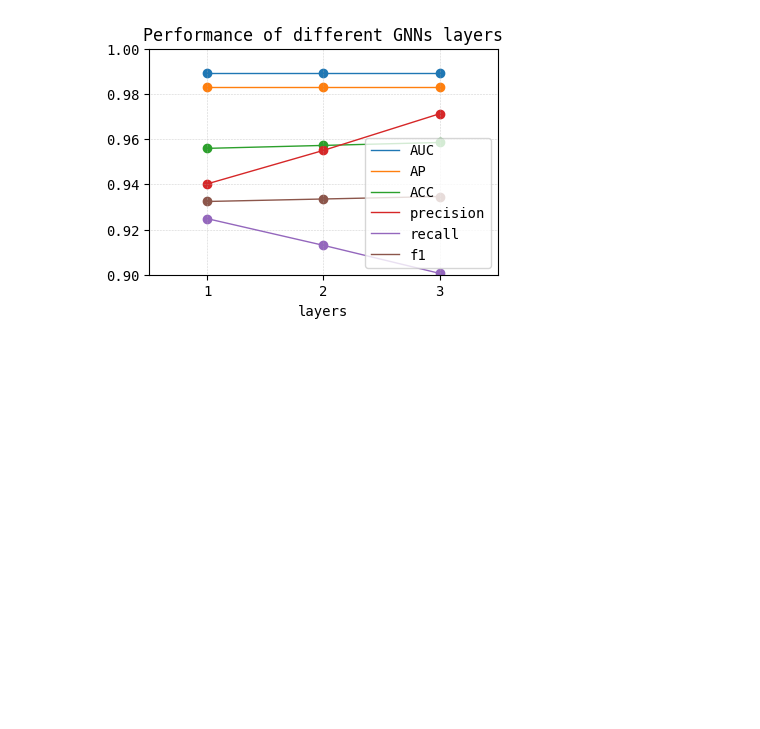
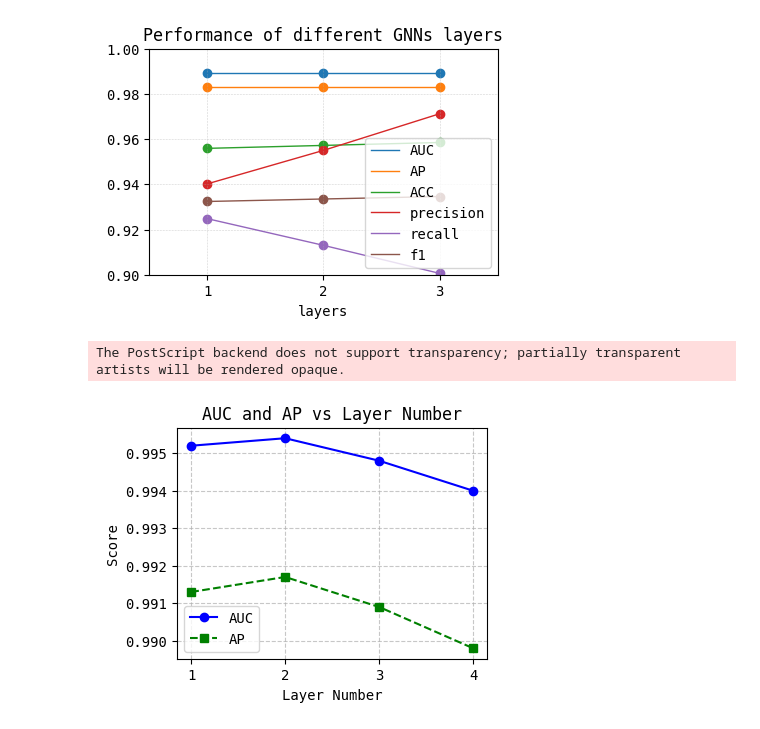
Before and after one commit to Nemo4110/GNNs-Driven-Clinical-Decision-Making-Assistance, a Jupyter notebook: notebook/result_analysis.ipynb, the cells around one changed output. Drawn from its saved outputs; the diff is of its cells as text; code cells hidden in the pictures; blank space fills up the shorter version.

```diff
--- a/notebook/result_analysis.ipynb
+++ b/notebook/result_analysis.ipynb
@@ -283,3 +283,33 @@ plt.savefig('different_GNNs_layers.eps', format='eps')
 # %% [output]
 The PostScript backend does not support transparency; partially transparent artists will be rendered opaque.
 [figure]
+# %%
+import matplotlib.pyplot as plt
+
+# Data
+layer_num = [1, 2, 3, 4]
+auc = [0.9952, 0.9954, 0.9948, 0.9940]
+ap = [0.9913, 0.9917, 0.9909, 0.9898]
+
+# Plotting
+plt.figure(figsize=(4, 3))
+plt.plot(layer_num, auc, label='AUC', marker='o', linestyle='-', color='blue')
+plt.plot(layer_num, ap, label='AP', marker='s', linestyle='--', color='green')
+
+# Customizing the plot
+title = 'AUC and AP vs Layer Number'
+plt.title(title)
+plt.xlabel('Layer Number')
+plt.ylabel('Score')
+plt.xticks(layer_num)  # Ensure x-ticks are at each layer number
+plt.legend()
+plt.grid(True, linestyle='--', alpha=0.7)
+
+# Save as EPS using the title as the filename
+plt.savefig(f'{title}.eps', format='eps', bbox_inches='tight')
+
+# Display the plot
+plt.show()
+# %% [output]
+The PostScript backend does not support transparency; partially transparent artists will be rendered opaque.
+[figure, added]
```
Also changed, not shown: parts of 1 cell of this notebook, 6 other files.
